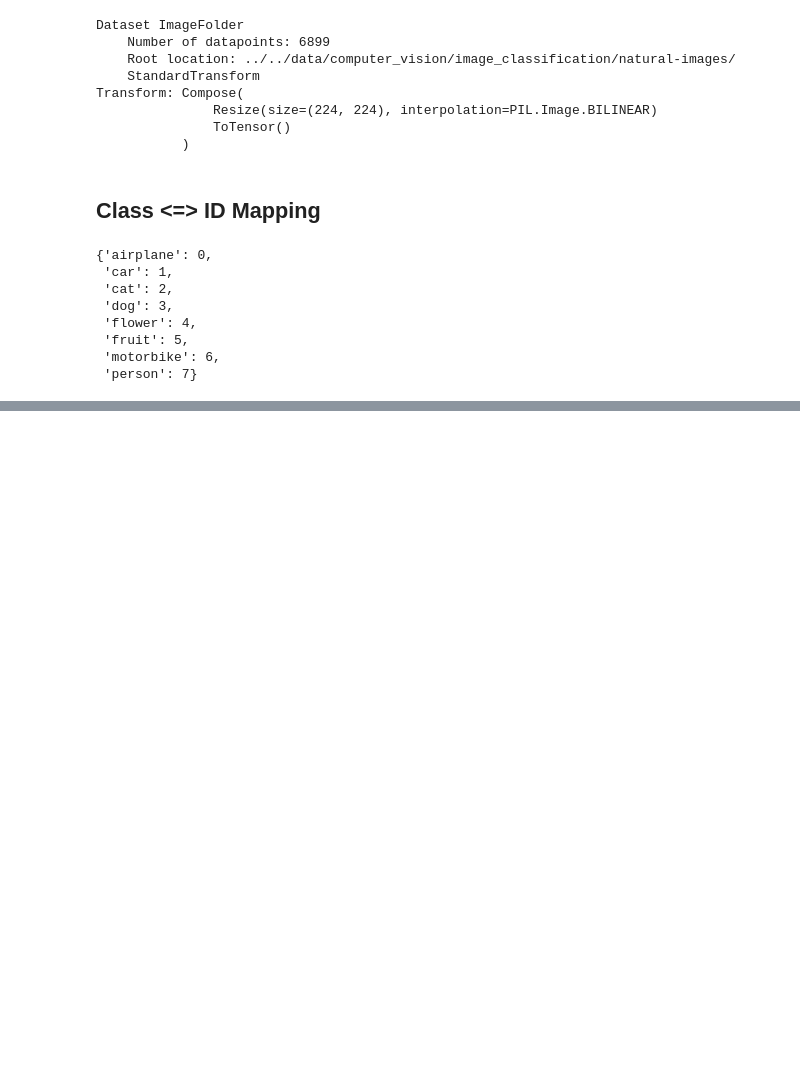
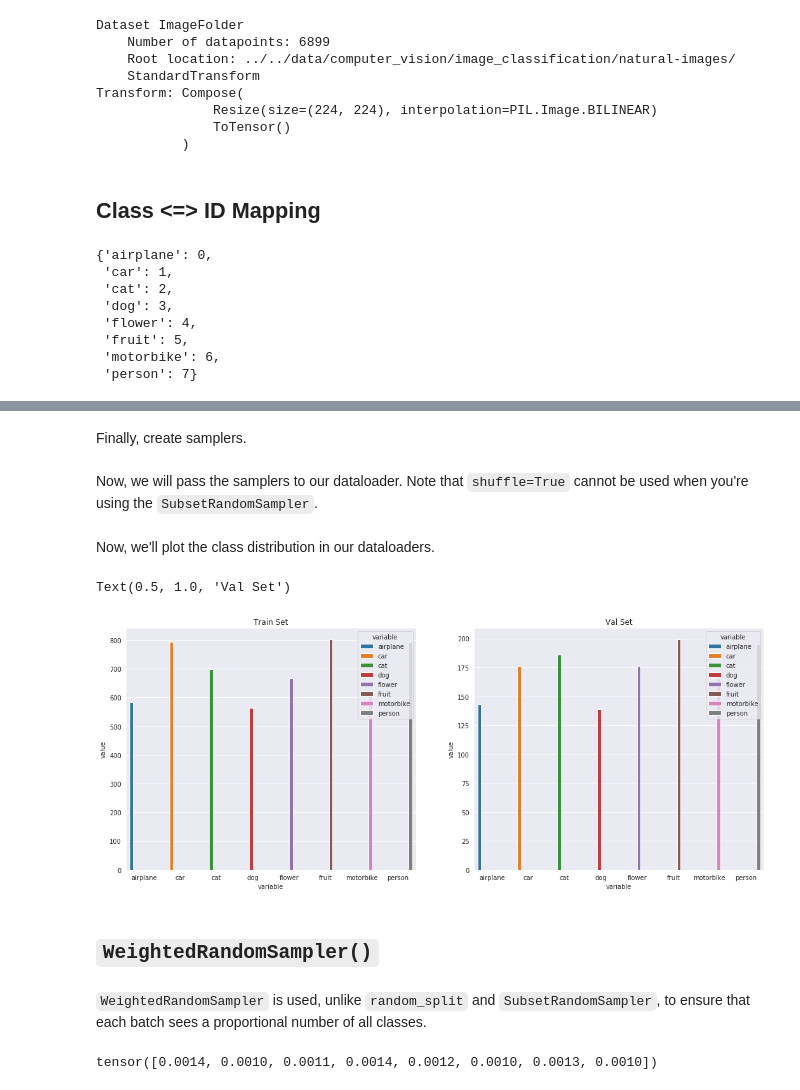
Before and after one commit to theairbend3r/how-to-train-your-neural-net, a Jupyter notebook: pytorch/basics/sampling_samplers.ipynb, the cells around one changed output, grey strips where cells are left out. Saved outputs shown, nothing was run; the diff lists cells and outputs as text; code cells hidden in the pictures; blank space fills up the shorter version.

```diff
--- a/pytorch/basics/sampling_samplers.ipynb
+++ b/pytorch/basics/sampling_samplers.ipynb
@@ -83,0 +184,2 @@ natural_img_dataset.class_to_idx
+# %%
+val_split_index = int(np.floor(0.2 * dataset_size))
@@ -83,0 +195,26 @@ natural_img_dataset.class_to_idx
+# %%
+train_idx, val_idx = dataset_indices[val_split_index:], dataset_indices[:val_split_index]
+# %% [markdown]
+Finally, create samplers.
+# %%
+train_sampler = SubsetRandomSampler(train_idx)
+val_sampler = SubsetRandomSampler(val_idx)
+# %% [markdown]
+Now, we will pass the samplers to our dataloader. Note that `shuffle=True` cannot be used when you're using the `SubsetRandomSampler`.
+# %%
+train_loader = DataLoader(dataset=natural_img_dataset, shuffle=False, batch_size=1, sampler=train_sampler)
+val_loader = DataLoader(dataset=natural_img_dataset, shuffle=False, batch_size=1, sampler=val_sampler)
+# %% [markdown]
+Now, we'll plot the class distribution in our dataloaders.
+# %%
+fig, axes = plt.subplots(nrows=1, ncols=2, figsize=(18,7))
+
+sns.barplot(data = pd.DataFrame.from_dict([get_class_distribution_loaders(train_loader, natural_img_dataset)]).melt(), x = "variable", y="value", hue="variable",  ax=axes[0]).set_title('Train Set')
+sns.barplot(data = pd.DataFrame.from_dict([get_class_distribution_loaders(val_loader, natural_img_dataset)]).melt(), x = "variable", y="value", hue="variable",  ax=axes[1]).set_title('Val Set')
+# %% [output]
+Text(0.5, 1.0, 'Val Set')
+[figure, added]
+# %% [markdown]
+## `WeightedRandomSampler()`
+# %% [markdown]
+`WeightedRandomSampler` is used, unlike `random_split` and `SubsetRandomSampler`, to ensure that each batch sees a proportional number of all classes.
@@ -83,0 +224,6 @@ natural_img_dataset.class_to_idx
+# %%
+class_count = [i for i in get_class_distribution(natural_img_dataset).values()]
+class_weights = 1./torch.tensor(class_count, dtype=torch.float)
+class_weights
+# %% [output]
+tensor([0.0014, 0.0010, 0.0011, 0.0014, 0.0012, 0.0010, 0.0013, 0.0010])
```
Also changed, not shown: parts of 28 cells of this notebook.
